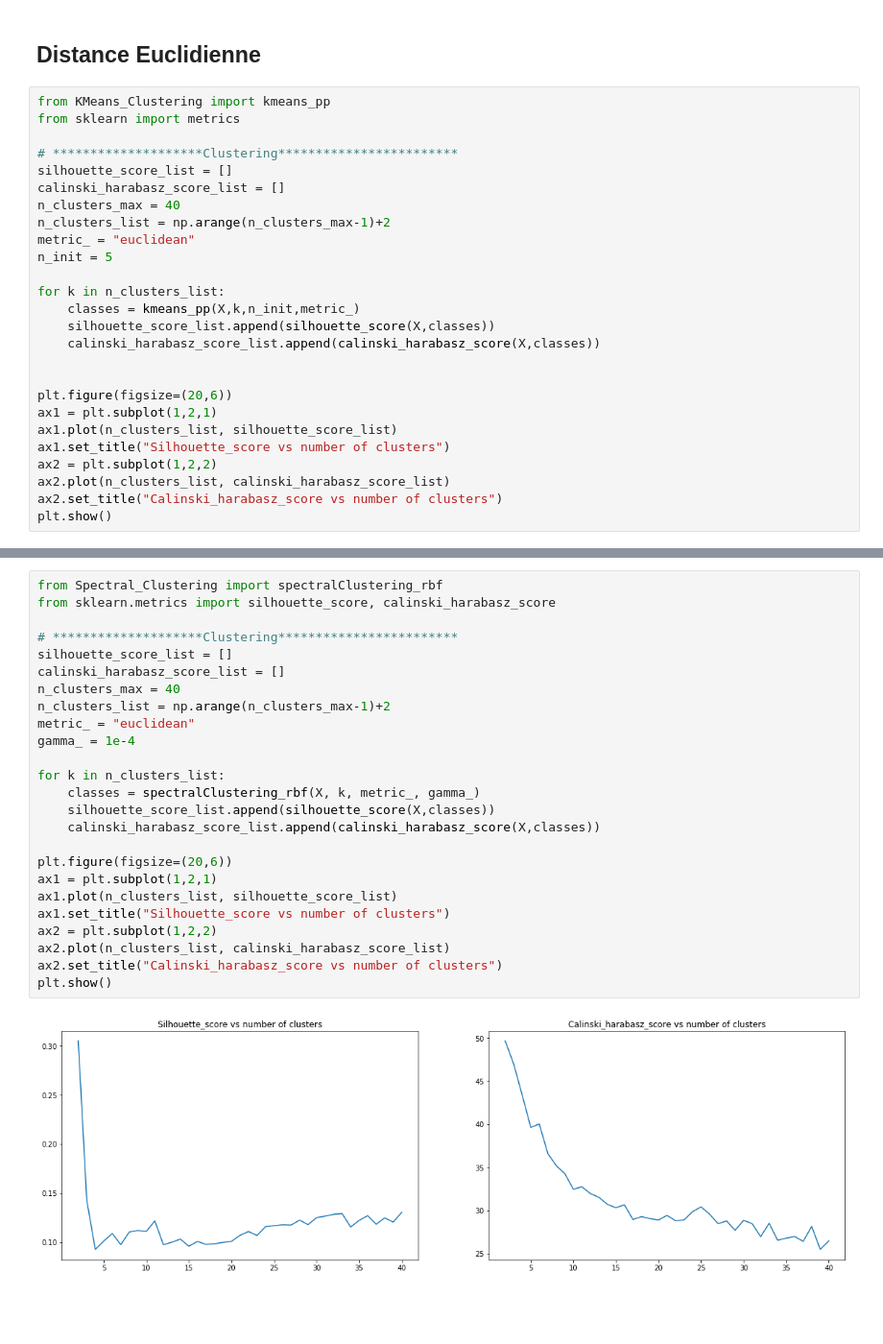
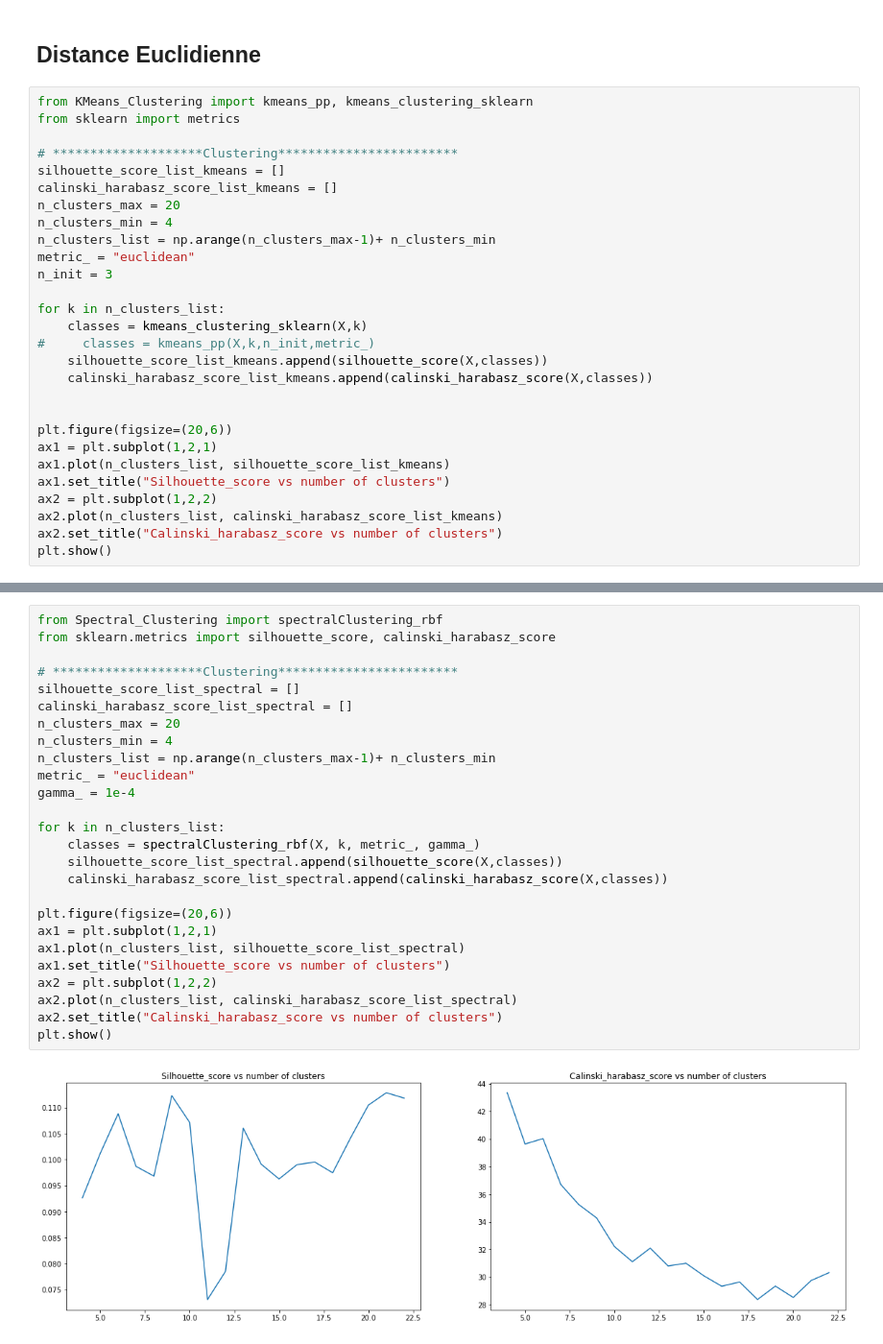
Before and after one commit to FirasAzzouz/Projet-S8, a Jupyter notebook: Clustering sur les descripteurs de couleurs.ipynb, the cells around one changed output, grey strips where cells are left out. Shown: that part at 96% size. Drawn from its saved outputs; the diff is of its cells as text; blank space fills up the shorter version.

```diff
--- a/Clustering sur les descripteurs de couleurs.ipynb
+++ b/Clustering sur les descripteurs de couleurs.ipynb
@@ -57,28 +57,30 @@ X = np.load("color_features.npy")
 # %% [markdown]
 ## Distance Euclidienne
 # %%
-from KMeans_Clustering import kmeans_pp
+from KMeans_Clustering import kmeans_pp, kmeans_clustering_sklearn
 from sklearn import metrics
 
 # ********************Clustering************************
-silhouette_score_list = []
-calinski_harabasz_score_list = []
-n_clusters_max = 40
-n_clusters_list = np.arange(n_clusters_max-1)+2
+silhouette_score_list_kmeans = []
+calinski_harabasz_score_list_kmeans = []
+n_clusters_max = 20
+n_clusters_min = 4
+n_clusters_list = np.arange(n_clusters_max-1)+ n_clusters_min
 metric_ = "euclidean"
-n_init = 5
+n_init = 3
 
 for k in n_clusters_list:
-    classes = kmeans_pp(X,k,n_init,metric_)
-    silhouette_score_list.append(silhouette_score(X,classes))
-    calinski_harabasz_score_list.append(calinski_harabasz_score(X,classes))
+    classes = kmeans_clustering_sklearn(X,k)
+#     classes = kmeans_pp(X,k,n_init,metric_)
+    silhouette_score_list_kmeans.append(silhouette_score(X,classes))
+    calinski_harabasz_score_list_kmeans.append(calinski_harabasz_score(X,classes))
 
 
 plt.figure(figsize=(20,6))
 ax1 = plt.subplot(1,2,1)
-ax1.plot(n_clusters_list, silhouette_score_list)
+ax1.plot(n_clusters_list, silhouette_score_list_kmeans)
 ax1.set_title("Silhouette_score vs number of clusters")
 ax2 = plt.subplot(1,2,2)
-ax2.plot(n_clusters_list, calinski_harabasz_score_list)
+ax2.plot(n_clusters_list, calinski_harabasz_score_list_kmeans)
 ax2.set_title("Calinski_harabasz_score vs number of clusters")
 plt.show()
@@ -85,28 +89,29 @@ plt.show()
 # %%
 from Spectral_Clustering import spectralClustering_rbf
 from sklearn.metrics import silhouette_score, calinski_harabasz_score
 
 # ********************Clustering************************
-silhouette_score_list = []
-calinski_harabasz_score_list = []
-n_clusters_max = 40
-n_clusters_list = np.arange(n_clusters_max-1)+2
+silhouette_score_list_spectral = []
+calinski_harabasz_score_list_spectral = []
+n_clusters_max = 20
+n_clusters_min = 4
+n_clusters_list = np.arange(n_clusters_max-1)+ n_clusters_min
 metric_ = "euclidean"
 gamma_ = 1e-4
 
 for k in n_clusters_list:
     classes = spectralClustering_rbf(X, k, metric_, gamma_)
-    silhouette_score_list.append(silhouette_score(X,classes))
-    calinski_harabasz_score_list.append(calinski_harabasz_score(X,classes))
+    silhouette_score_list_spectral.append(silhouette_score(X,classes))
+    calinski_harabasz_score_list_spectral.append(calinski_harabasz_score(X,classes))
 
 plt.figure(figsize=(20,6))
 ax1 = plt.subplot(1,2,1)
-ax1.plot(n_clusters_list, silhouette_score_list)
+ax1.plot(n_clusters_list, silhouette_score_list_spectral)
 ax1.set_title("Silhouette_score vs number of clusters")
 ax2 = plt.subplot(1,2,2)
-ax2.plot(n_clusters_list, calinski_harabasz_score_list)
+ax2.plot(n_clusters_list, calinski_harabasz_score_list_spectral)
 ax2.set_title("Calinski_harabasz_score vs number of clusters")
 plt.show()
 # %% [output]
-[figure, old version]
+[figure, new version]
 # %%
```
Also changed, not shown: parts of 3 cells of this notebook.
